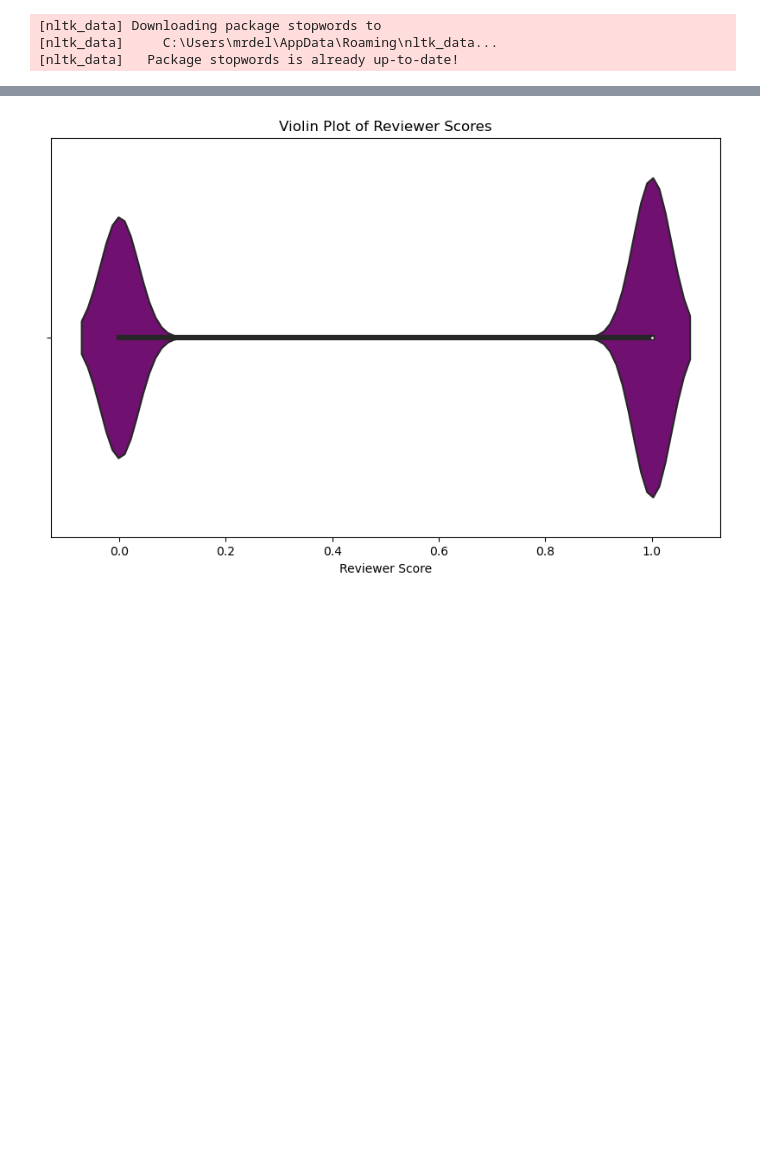
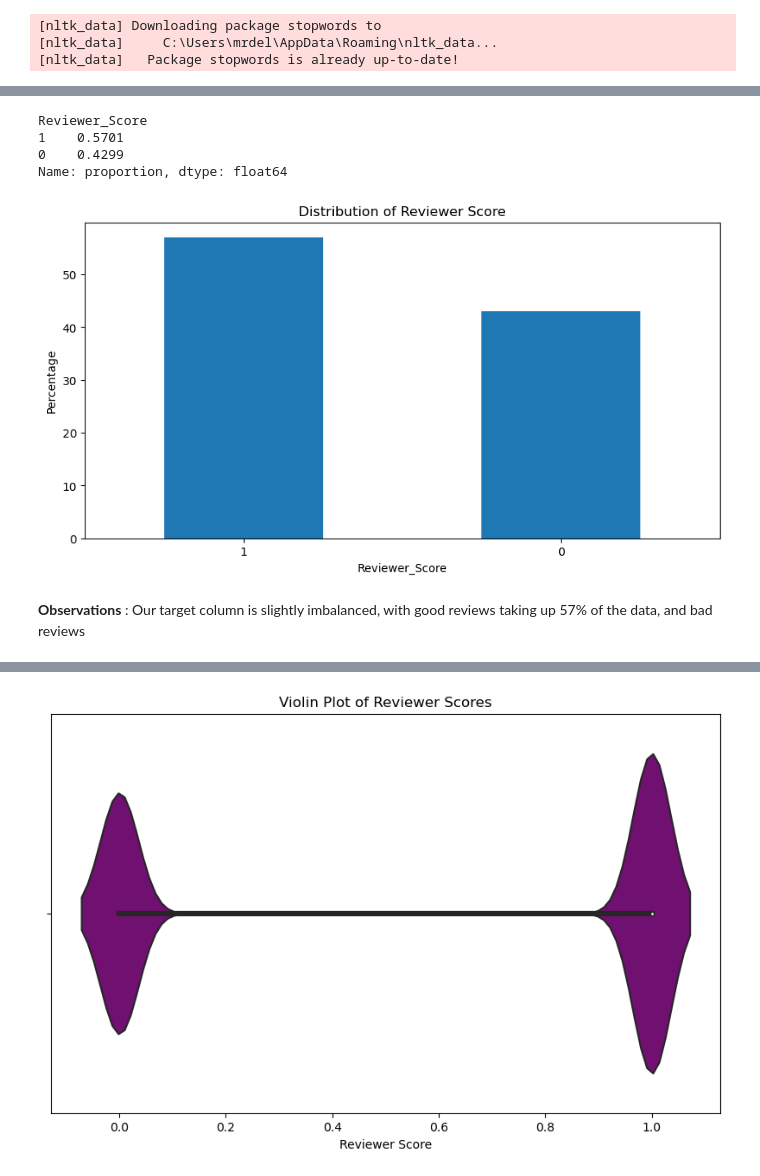
Before and after one commit to RezaDelvari/NLP_Repo, a Jupyter notebook: NLP With Hotel Review.ipynb, the cells around one changed output, grey strips where cells are left out. Drawn from its saved outputs; the diff is of its cells as text; code cells hidden in the pictures; blank space fills up the shorter version.

```diff
--- a/NLP With Hotel Review.ipynb
+++ b/NLP With Hotel Review.ipynb
@@ -29,4 +29,4 @@ warnings.filterwarnings("ignore")
 [nltk_data]     C:\Users\mrdel\AppData\Roaming\nltk_data...
 [nltk_data]   Package stopwords is already up-to-date!
 # %%
-df_review = pd.read_csv(r"C:\Users\mrdel\Desktop\BootCamp\NPLRepo Dataset\Hotel_Reviews.csv")
+df_review = pd.read_csv(r"C:\Users\mrdel\Desktop\BootCamp\NPLRepo Dataset\Hotel_Reviews.csv", index_col=0)
@@ -77 +111,3 @@ False
+# %%
+df_review.drop_duplicates(keep = 'first',inplace= True)
 # %%
@@ -112,0 +232,21 @@ plt.show()
+# %%
+# Value count
+df_review['Reviewer_Score'].value_counts(normalize=True)
+# %% [output]
+Reviewer_Score
+1    0.5701
+0    0.4299
+Name: proportion, dtype: float64
+# %%
+# Bar chart of Reviewer_Score
+plt.figure(figsize=(10,5))
+(df_review['Reviewer_Score'].value_counts(normalize=True)*100).plot(kind='bar')
+plt.title('Distribution of Reviewer Score')
+plt.ylabel('Percentage')
+plt.xlabel('Reviewer_Score')
+plt.xticks(rotation=0)
+plt.show()
+# %% [output]
+[figure, added]
+# %% [markdown]
+**Observations** : Our target column is slightly imbalanced, with good reviews taking up 57% of the data, and bad reviews
```
Also changed, not shown: parts of 50 cells of this notebook, 9 other files.
